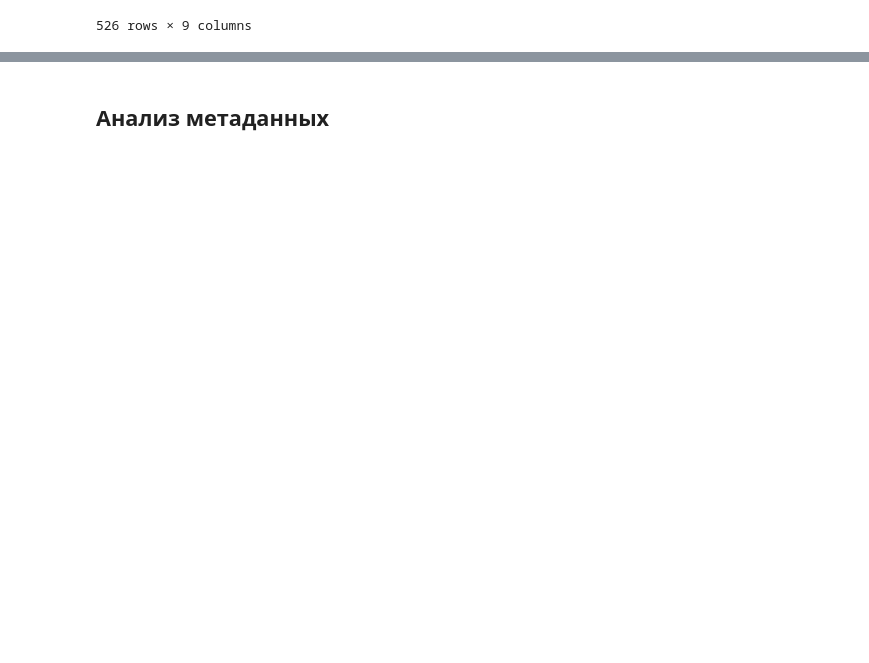
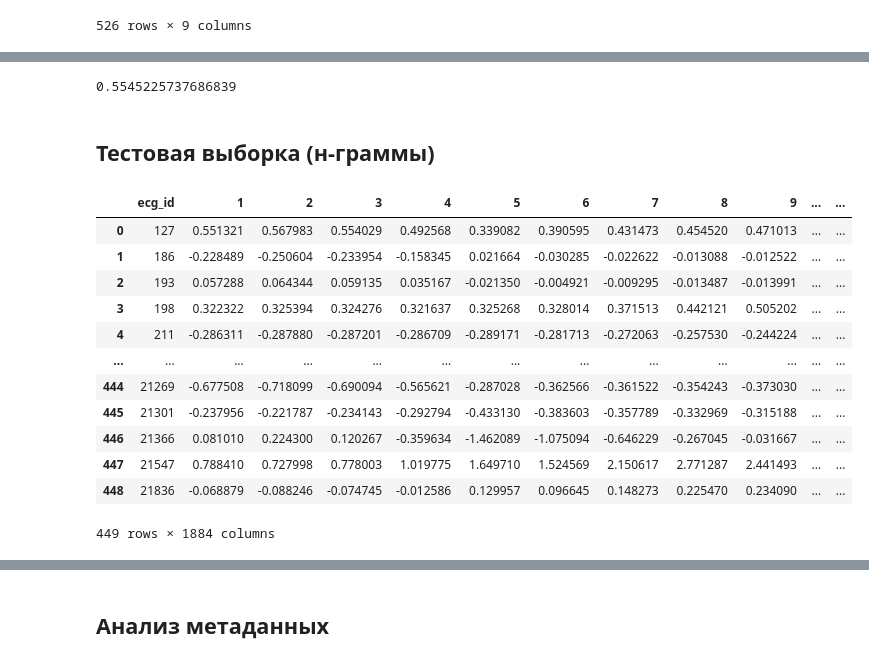
Before and after one commit to vikt-l/ECGMultilableClassification, a Jupyter notebook: main.ipynb, the cells around one changed output, grey strips where cells are left out. Cells and saved outputs as stored; diff of their text form; code cells hidden in the pictures; blank space fills up the shorter version.

```diff
--- a/main.ipynb
+++ b/main.ipynb
@@ -985,0 +889,36 @@ print((f1_score(myocard_val['норма'], cat_n_gramms_lower.predict(df_healthy
+# %%
+print((f1_score(myocard_val['норма'], cat_n_gramms_healthy.predict(df_healthy), average='macro') +
+       f1_score(myocard_val['перегородочный'], cat_n_gramms_lower.predict(df_septal), average='macro') +
+        f1_score(myocard_val['передний'], cat_n_gramms_lower.predict(df_front), average='macro') +
+         f1_score(myocard_val['боковой'], cat_n_gramms_lower.predict(df_side), average='macro') +
+          f1_score(myocard_val['передне-боковой'], cat_n_gramms_lower.predict(df_front_side), average='macro') +
+           f1_score(myocard_val['передне-перегородочный'], cat_n_gramms_lower.predict(df_front_septal), average='macro') +
+            f1_score(myocard_val['нижний'], cat_n_gramms_lower.predict(df_lower), average='macro')) / 7)
+# %% [output]
+0.5545225737686839
+# %% [markdown]
+## Тестовая выборка (н-граммы)
+# %%
+target = pd.Series(list(map(lambda x: x[:-4], os.listdir('test')[:-1])))
+ECG_data_test = into_one_table(target, 'test/') # таблица с графиками
+# %%
+ECG_data_test[0] = ECG_data_test[0].astype('int')
+ECG_data_test = ECG_data_test.rename(columns={0: 'ecg_id'})
+# %%
+ECG_data_test = ECG_data_test.sort_values(by=['ecg_id'], ascending=True)
+# %%
+ECG_data_test
+# %% [output]
+|  | ecg_id | 1 | 2 | 3 | 4 | 5 | 6 | 7 | 8 | 9 | ... | ... |
+| 0 | 127 | 0.551321 | 0.567983 | 0.554029 | 0.492568 | 0.339082 | 0.390595 | 0.431473 | 0.454520 | 0.471013 | ... | ... |
+| 1 | 186 | -0.228489 | -0.250604 | -0.233954 | -0.158345 | 0.021664 | -0.030285 | -0.022622 | -0.013088 | -0.012522 | ... | ... |
+| 2 | 193 | 0.057288 | 0.064344 | 0.059135 | 0.035167 | -0.021350 | -0.004921 | -0.009295 | -0.013487 | -0.013991 | ... | ... |
+| 3 | 198 | 0.322322 | 0.325394 | 0.324276 | 0.321637 | 0.325268 | 0.328014 | 0.371513 | 0.442121 | 0.505202 | ... | ... |
+| 4 | 211 | -0.286311 | -0.287880 | -0.287201 | -0.286709 | -0.289171 | -0.281713 | -0.272063 | -0.257530 | -0.244224 | ... | ... |
+| ... | ... | ... | ... | ... | ... | ... | ... | ... | ... | ... | ... | ... |
+| 444 | 21269 | -0.677508 | -0.718099 | -0.690094 | -0.565621 | -0.287028 | -0.362566 | -0.361522 | -0.354243 | -0.373030 | ... | ... |
+| 445 | 21301 | -0.237956 | -0.221787 | -0.234143 | -0.292794 | -0.433130 | -0.383603 | -0.357789 | -0.332969 | -0.315188 | ... | ... |
+| 446 | 21366 | 0.081010 | 0.224300 | 0.120267 | -0.359634 | -1.462089 | -1.075094 | -0.646229 | -0.267045 | -0.031667 | ... | ... |
+| 447 | 21547 | 0.788410 | 0.727998 | 0.778003 | 1.019775 | 1.649710 | 1.524569 | 2.150617 | 2.771287 | 2.441493 | ... | ... |
+| 448 | 21836 | -0.068879 | -0.088246 | -0.074745 | -0.012586 | 0.129957 | 0.096645 | 0.148273 | 0.225470 | 0.234090 | ... | ... |
+449 rows × 1884 columns
```
Also changed, not shown: parts of 89 cells of this notebook.
